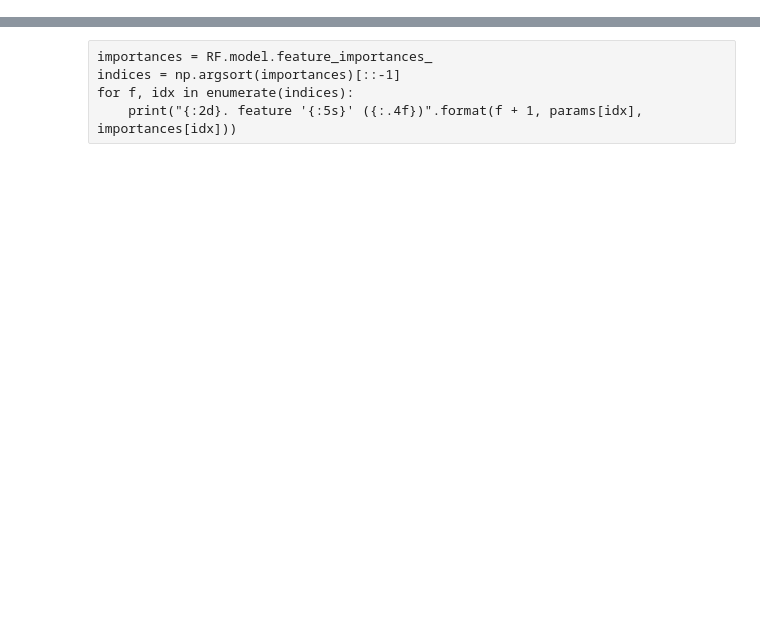
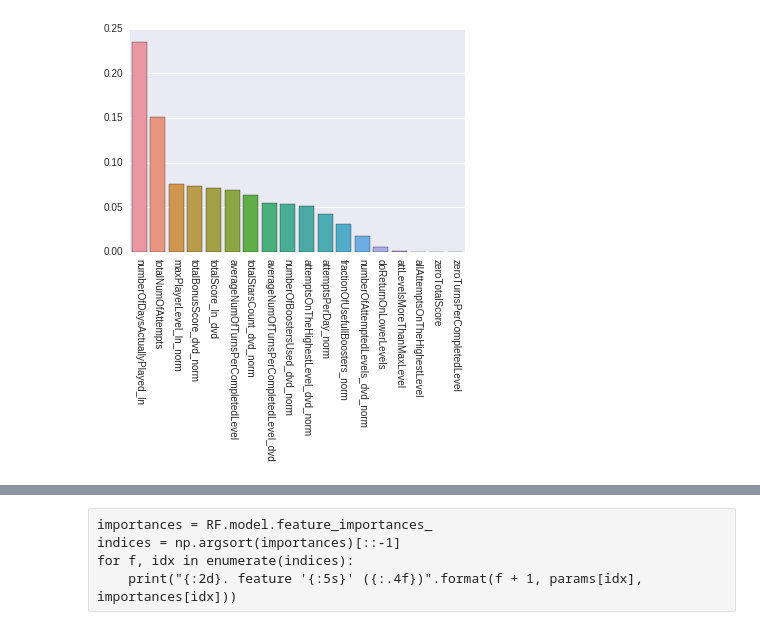
Before and after one commit to oneunreadmail/ragequit, a Jupyter notebook: playing_with_algos.ipynb, the cells around one changed output, grey strips where cells are left out. Saved outputs shown, nothing was run; the diff lists cells and outputs as text; code cells hidden in the pictures; blank space fills up the shorter version.

Commit message:
now with fancy graph

```diff
--- a/playing_with_algos.ipynb
+++ b/playing_with_algos.ipynb
@@ -172,12 +175,34 @@ params_mod_norm = [
 #'totalStarsCount_dvd_norm',
 'totalStarsCount_ln_norm',
 ]
+
+params_rf_sorted = [
+'numberOfDaysActuallyPlayed_ln',
+'totalNumOfAttempts',
+'totalBonusScore_dvd_norm',
+'averageNumOfTurnsPerCompletedLevel',
+'totalScore_ln_dvd',
+'averageNumOfTurnsPerCompletedLevel_dvd',
+'maxPlayerLevel_ln_norm',
+'attemptsOnTheHighestLevel_dvd_norm',
+'totalStarsCount_dvd_norm',
+'attemptsPerDay_norm',
+'numberOfBoostersUsed_dvd_norm',
+'fractionOfUsefullBoosters_norm',
+'numberOfAttemptedLevels_dvd_norm',
+'doReturnOnLowerLevels',
+'attLevelsMoreThanMaxLevel',
+'allAttemptsOnTheHighestLevel',
+'zeroTotalScore',
+'zeroTurnsPerCompletedLevel'
+]
 # %%
 #params = params_orig + ["doReturnOnLowerLevels"]
 #params = params_mod_norm + params_bool
 #params = params_bool
 #params = params_bool + params_orig
-params = params_all
+#params = params_all
+params = params_rf_sorted
 #params
 # %%
 x_train_feed = x_train[params]
@@ -196,7 +221,7 @@ assert(len(y2) == len(x2.index))
 
 #list(x1.columns), list(x2.columns)
 # %%
-RF = ML(x1, x2, y1, y2, ensemble.RandomForestClassifier(n_estimators=100, max_features=7))
+RF = ML(x1, x2, y1, y2, ensemble.RandomForestClassifier(n_estimators=600, max_features=10))
 # %%
 print(RF.log_loss)
 # %% [output]
@@ -216,2 +241,10 @@ print(XGB.log_loss)
 # %%
 a = XGB.dump(x_test_feed)
+# %%
+importances = RF.model.feature_importances_
+indices = np.argsort(importances)[::-1]
+a, b = [], []
+for f, idx in enumerate(indices):
+    print("{:2d}. feature '{:5s}' ({:.4f})".format(f + 1, params[idx], importances[idx]))
+    a.append(params[idx])
+    b.append(importances[idx])
@@ -217,0 +270,10 @@ a = XGB.dump(x_test_feed)
+# %%
+b_log = (-np.log10(b) * 100).astype(int)
+#len(b_log)
+g = sns.barplot(x=a, y=b)
+for item in g.get_xticklabels():
+    item.set_rotation(270)
+#plt.bar(len(b_log), list(b_log))
+#plt.xticks(len(a), a, rotation='vertical')
+# %% [output]
+[figure, added]
```
Also changed, not shown: parts of 7 cells of this notebook.
